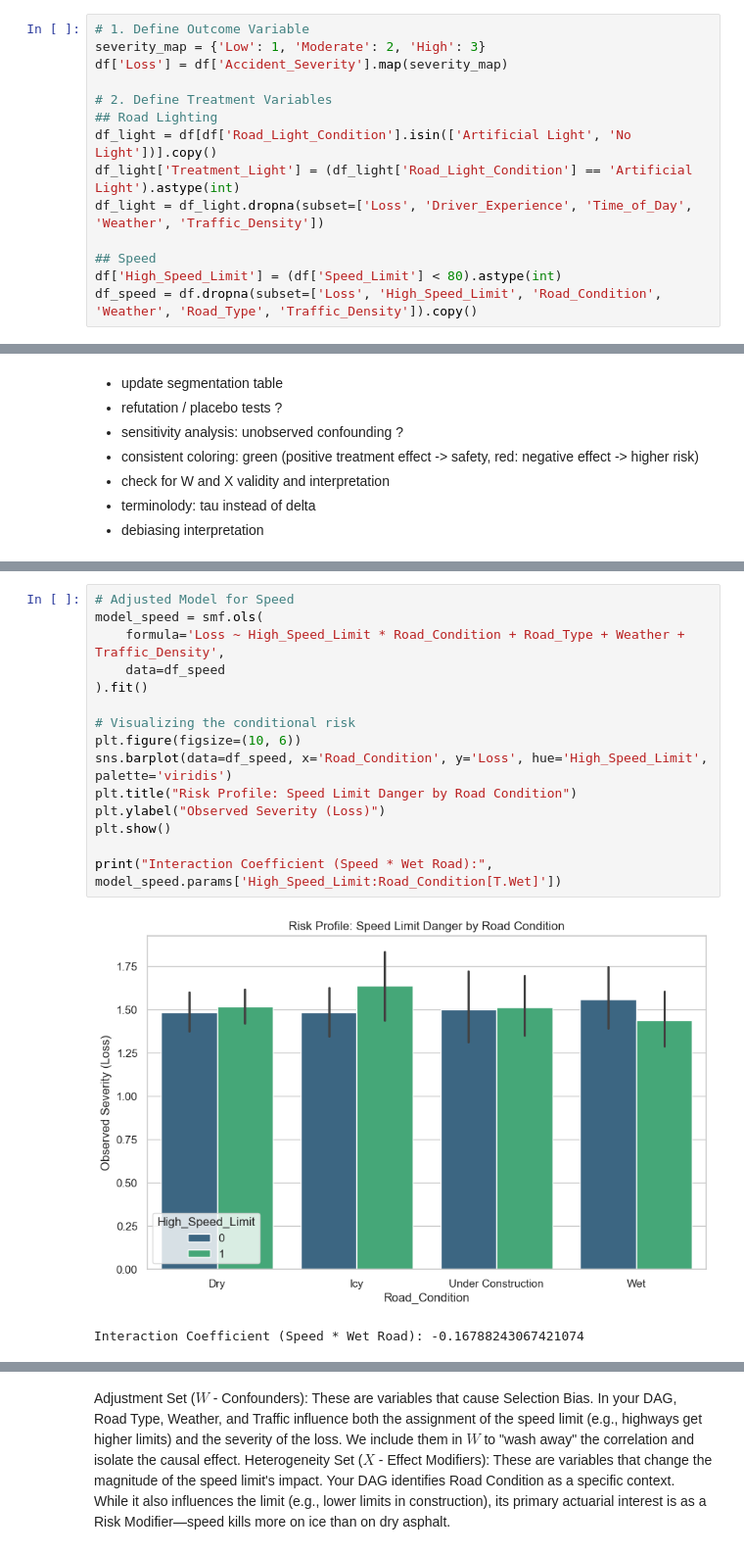
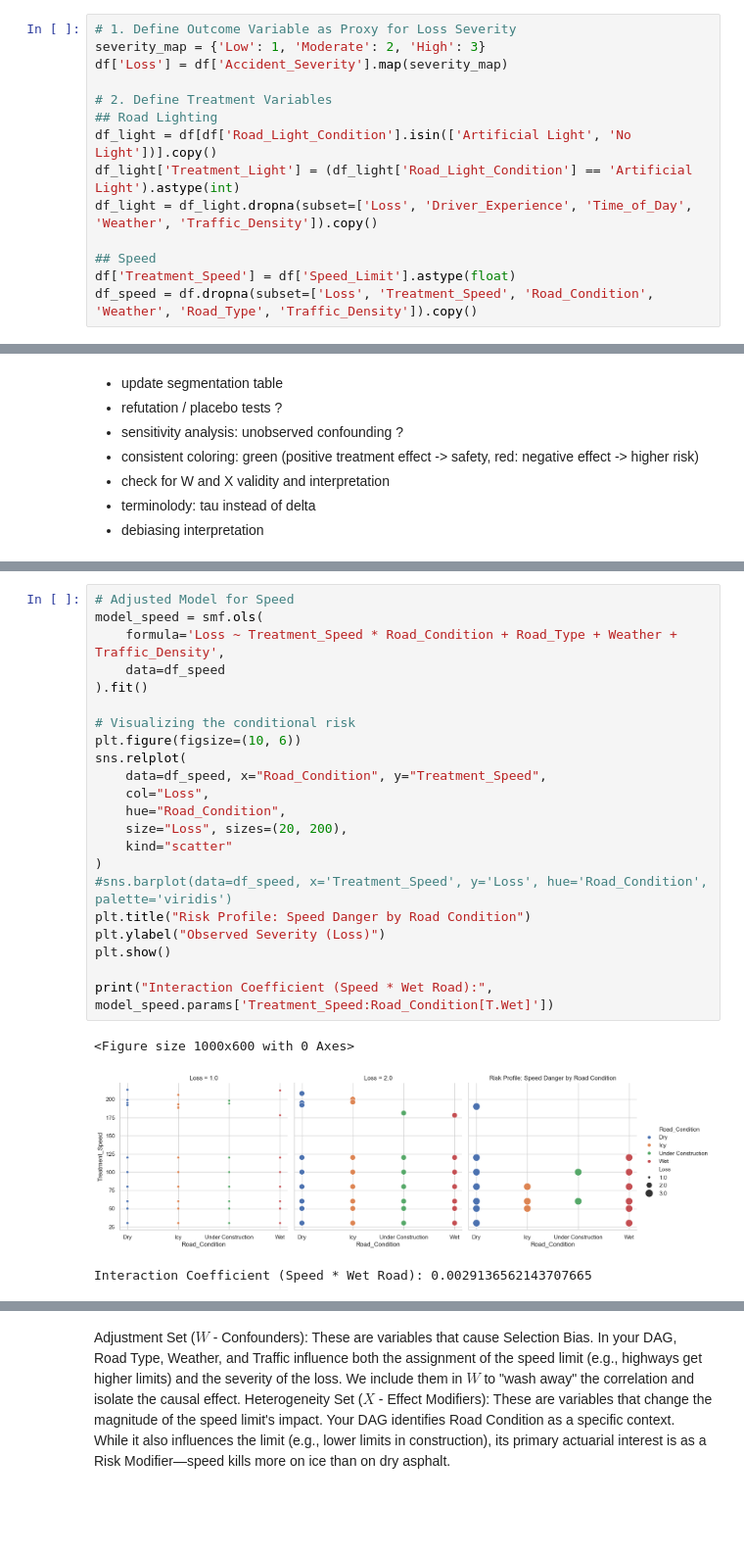
Before and after one commit to tbluemlein/causalinference, a Jupyter notebook: application/traffic_study.ipynb, the cells around one changed output, grey strips where cells are left out. Shown at 98% size. Cells and saved outputs as stored; diff of their text form; blank space fills up the shorter version.

Commit message:
plots

```diff
--- a/application/traffic_study.ipynb
+++ b/application/traffic_study.ipynb
@@ -114,5 +131,5 @@ Categories (3, object): ['High', 'Low', 'Moderate']
 # %%
-# 1. Define Outcome Variable
+# 1. Define Outcome Variable as Proxy for Loss Severity
 severity_map = {'Low': 1, 'Moderate': 2, 'High': 3}
 df['Loss'] = df['Accident_Severity'].map(severity_map)
 
@@ -120,11 +137,11 @@ df['Loss'] = df['Accident_Severity'].map(severity_map)
 ## Road Lighting
 df_light = df[df['Road_Light_Condition'].isin(['Artificial Light', 'No Light'])].copy()
 df_light['Treatment_Light'] = (df_light['Road_Light_Condition'] == 'Artificial Light').astype(int)
-df_light = df_light.dropna(subset=['Loss', 'Driver_Experience', 'Time_of_Day', 'Weather', 'Traffic_Density'])
+df_light = df_light.dropna(subset=['Loss', 'Driver_Experience', 'Time_of_Day', 'Weather', 'Traffic_Density']).copy()
 
 ## Speed
-df['High_Speed_Limit'] = (df['Speed_Limit'] < 80).astype(int)
-df_speed = df.dropna(subset=['Loss', 'High_Speed_Limit', 'Road_Condition', 'Weather', 'Road_Type', 'Traffic_Density']).copy()
+df['Treatment_Speed'] = df['Speed_Limit'].astype(float)
+df_speed = df.dropna(subset=['Loss', 'Treatment_Speed', 'Road_Condition', 'Weather', 'Road_Type', 'Traffic_Density']).copy()
 # %% [markdown]
 ## 3. Identifiability
 # %% [markdown]
@@ -464,20 +478,28 @@ The recommendation is to move away from static limit assumptions toward a **Dyna
 # %%
 # Adjusted Model for Speed
 model_speed = smf.ols(
-    formula='Loss ~ High_Speed_Limit * Road_Condition + Road_Type + Weather + Traffic_Density',
+    formula='Loss ~ Treatment_Speed * Road_Condition + Road_Type + Weather + Traffic_Density',
     data=df_speed
 ).fit()
 
 # Visualizing the conditional risk
 plt.figure(figsize=(10, 6))
-sns.barplot(data=df_speed, x='Road_Condition', y='Loss', hue='High_Speed_Limit', palette='viridis')
-plt.title("Risk Profile: Speed Limit Danger by Road Condition")
+sns.relplot(
+    data=df_speed, x="Road_Condition", y="Treatment_Speed",
+    col="Loss",
+    hue="Road_Condition",
+    size="Loss", sizes=(20, 200),
+    kind="scatter"
+)
+#sns.barplot(data=df_speed, x='Treatment_Speed', y='Loss', hue='Road_Condition', palette='viridis')
+plt.title("Risk Profile: Speed Danger by Road Condition")
 plt.ylabel("Observed Severity (Loss)")
 plt.show()
 
-print("Interaction Coefficient (Speed * Wet Road):", model_speed.params['High_Speed_Limit:Road_Condition[T.Wet]'])
+print("Interaction Coefficient (Speed * Wet Road):", model_speed.params['Treatment_Speed:Road_Condition[T.Wet]'])
 # %% [output]
+<Figure size 1000x600 with 0 Axes>
-[figure, old version]
+[figure, new version]
-Interaction Coefficient (Speed * Wet Road): -0.16788243067421074
+Interaction Coefficient (Speed * Wet Road): 0.0029136562143707665
 # %%
 # X: Heterogeneity / Modifiers (Variables that change the effect of speed)
```
Also changed, not shown: parts of 34 cells of this notebook.
